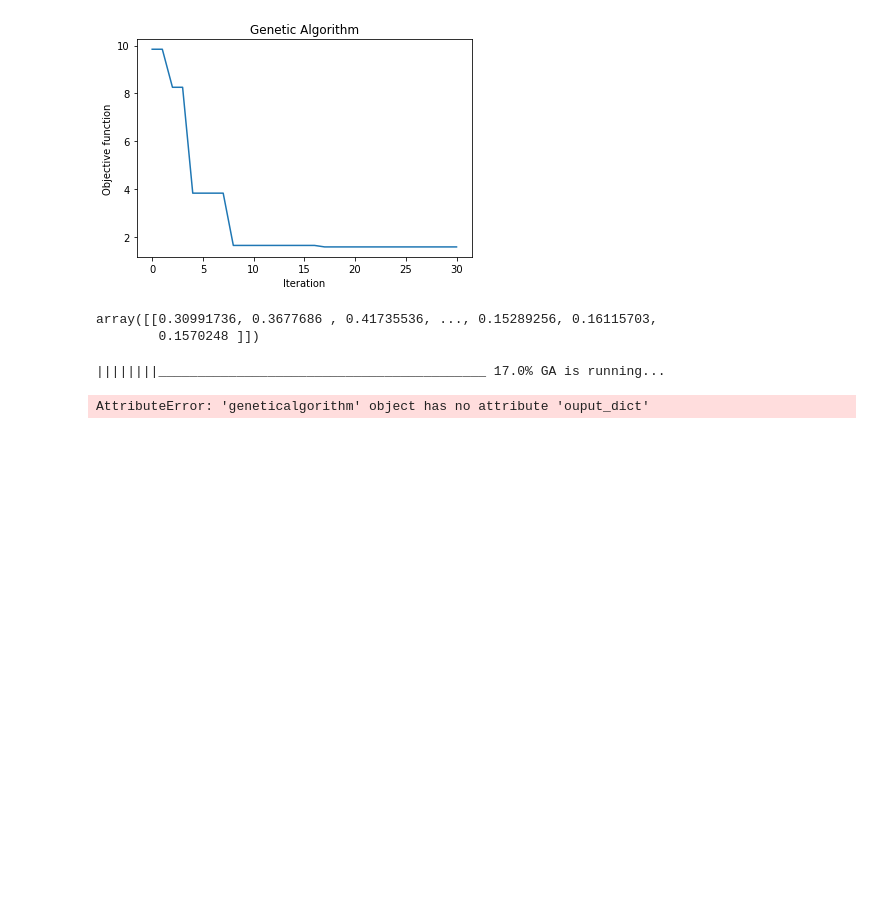
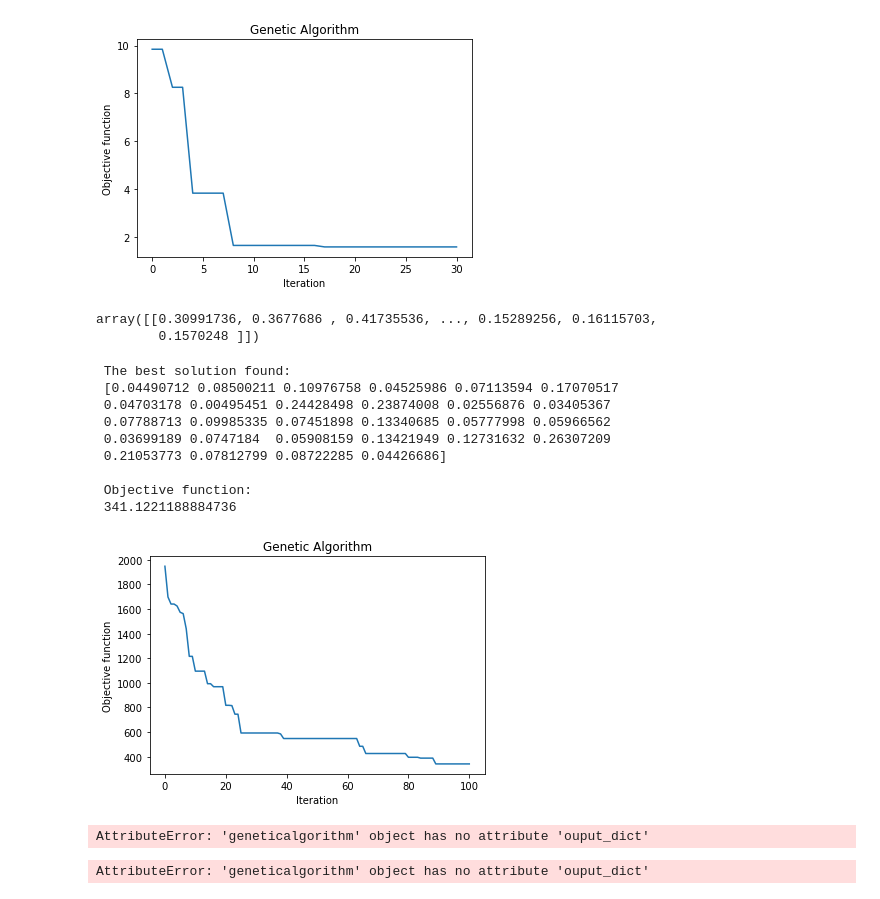
Before and after one commit to cse6740/Main, a Jupyter notebook: Project/project.ipynb, the cells around one changed output. Drawn from its saved outputs; the diff is of its cells as text; code cells hidden in the pictures; blank space fills up the shorter version.

```diff
--- a/Project/project.ipynb
+++ b/Project/project.ipynb
@@ -312,35 +315,45 @@ array([[0.30991736, 0.3677686 , 0.41735536, ..., 0.15289256, 0.16115703,
 def fittness(x,y):
     dist = np.linalg.norm(x - y)
     return dist
 def maxvalue(x):
     data, target,shape= load_data('data/face_data/face_data.csv')
     test=data.values[29]
     data=data.values[:28]
     testsample=np.dot(x,data)
     return fittness(data,testsample)
 
 varbound=np.array([[0,1]]*28)
 
 algorithm_param = {'max_num_iteration': 100,\
-                   'population_size':1000,\
+                   'population_size':100,\
                    'mutation_probability':0.1,\
                    'elit_ratio': 0.01,\
                    'crossover_probability': 0.5,\
                    'parents_portion': 0.3,\
                    'crossover_type':'uniform',\
                    'max_iteration_without_improv':None}
 
 model=ga(function=maxvalue,\
             dimension=28,\
             variable_type='real',\
             variable_boundaries=varbound,\
             algorithm_parameters=algorithm_param)
 
 model.run()
 convergence=model.report
 solution=model.ouput_dict
 # %% [output]
-||||||||__________________________________________ 17.0% GA is running...
+ The best solution found:
+ [0.04490712 0.08500211 0.10976758 0.04525986 0.07113594 0.17070517
+ 0.04703178 0.00495451 0.24428498 0.23874008 0.02556876 0.03405367
+ 0.07788713 0.09985335 0.07451898 0.13340685 0.05777998 0.05966562
+ 0.03699189 0.0747184  0.05908159 0.13421949 0.12731632 0.26307209
+ 0.21053773 0.07812799 0.08722285 0.04426686]
+
+ Objective function:
+ 341.1221188884736
+[figure, added]
+AttributeError: 'geneticalgorithm' object has no attribute 'ouput_dict'
 # %%
 convergence=model.report
 solution=model.ouput_dict
```
Also changed, not shown: parts of 3 cells of this notebook.
